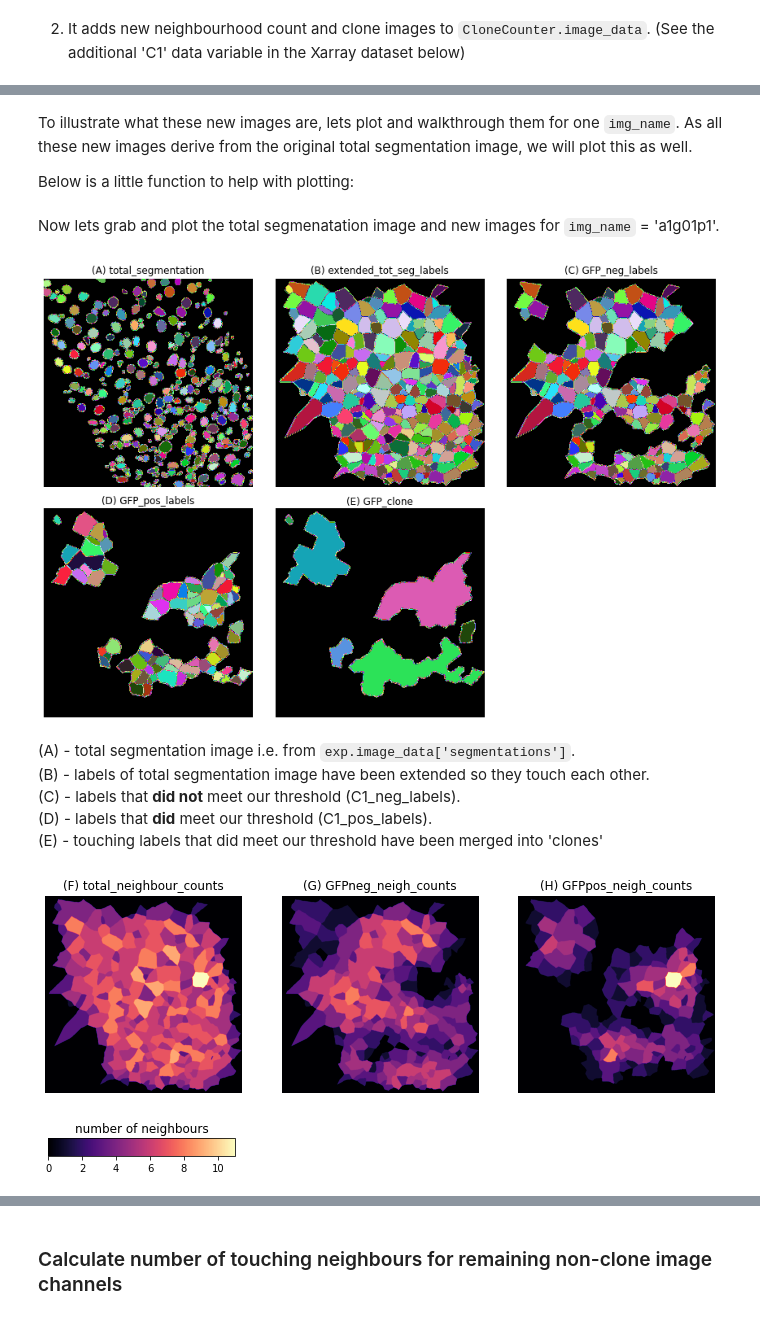
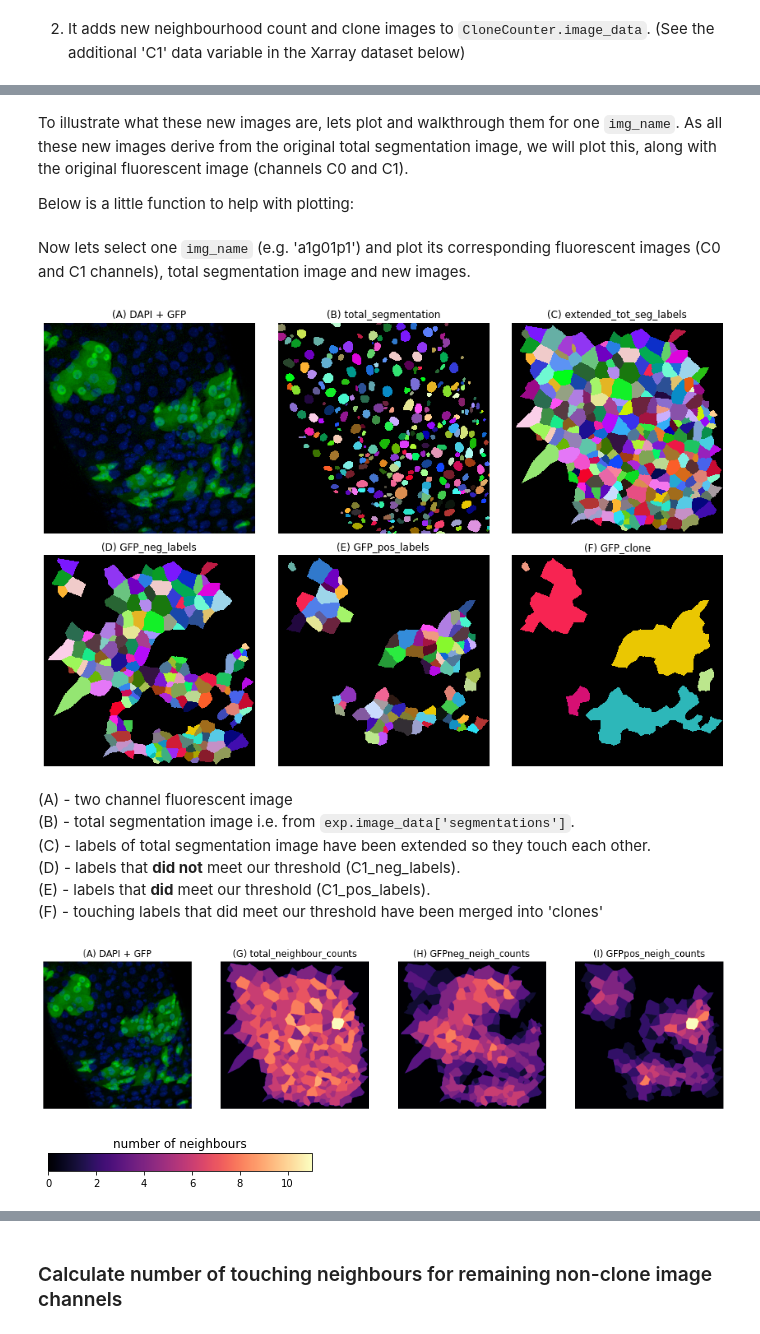
Before and after one commit to morriso1/clonedetective, a Jupyter notebook: 03_Tutorial_Walkthrough.ipynb, the cells around one changed output, grey strips where cells are left out. Saved outputs shown, nothing was run; the diff lists cells and outputs as text; code cells hidden in the pictures.

Commit message:
updated 03 tutorial to include plots of RGB image

```diff
--- a/03_Tutorial_Walkthrough.ipynb
+++ b/03_Tutorial_Walkthrough.ipynb
@@ -350,30 +347,26 @@ int_img_ch == "C1" & seg_ch == "C0" & eccentricity > 0.3 & mean_intensity > 1000
 | Array Chunk Bytes 586.91 MiB 8.76... |  |
 Attributes: (0)
 # %% [markdown]
-To illustrate what these new images are, lets plot and walkthrough them for one `img_name`. As all these new images derive from the original total segmentation image, we will plot this as well.
+To illustrate what these new images are, lets plot and walkthrough them for one `img_name`. As all these new images derive from the original total segmentation image, we will plot this, along with the original fluorescent image (channels C0 and C1).
 
 Below is a little function to help with plotting:
 # %%
 def plot_new_images(
     images, label_letter, label_text, figure_shape, colorbar=False, **kwargs,
 ):
-    from itertools import zip_longest
-
     fig, ax = plt.subplots(
         nrows=figure_shape[0],
         ncols=figure_shape[1],
         figsize=(figure_shape[1] * 4, figure_shape[0] * 4),
     )
 
-    for (img, ax, letter, text) in zip_longest(
+    for (img, ax, letter, text) in zip(
         images, ax.flatten(), label_letter, label_text
     ):
-        if img is not None:
-            im = ax.imshow(img, **kwargs)
-            ax.set_title(f"({letter}) {text}")
-            ax.axis("off")
-        else:
-            ax.set_axis_off()
+        im = ax.imshow(img, **kwargs)
+        ax.set_title(f"({letter}) {text}")
+        ax.axis("off")
+
     if colorbar:
         fig2, cax = plt.subplots(figsize=(figure_shape[1], 1))
         plt.colorbar(im, cax=cax, orientation="horizontal")
@@ -382,20 +375,27 @@ def plot_new_images(
 
     plt.tight_layout()
 # %% [markdown]
-Now lets grab and plot the total segmenatation image and new images for `img_name` = 'a1g01p1'.
+Now lets select one `img_name` (e.g. 'a1g01p1') and plot its corresponding fluorescent images (C0 and C1 channels), total segmentation image and new images.
 # %%
 import numpy as np
+from skimage import color
 
 # grab one img_name from dataset
 img = exp.image_data.sel(img_name="a1g01p1")
 
-# concentenate both the total segmentation and the new images for easy plotting
+# create RGB for fluorescent image channels C0 and C1
+im = img["images"].data[:2][::-1].compute()
+im = np.concatenate([np.zeros_like(im[0][None,]), im])
+im = color.convert_colorspace(np.moveaxis(im, 0, 2), "XYZ", "RGB")
+
+# create a list of RGB fluorescent, total segmentation and the new images for easy plotting
 img_to_plot = np.concatenate(
     [img["segmentations"].data.compute(), img["GFP"].data.compute()]
 )
+img_to_plot = [im] + [img for img in img_to_plot]
 
 # create text labels for our plot
-text_labels = ["total_segmentation"] + img["GFP"].coords[
+text_labels = ["DAPI + GFP", "total_segmentation"] + img["GFP"].coords[
     "GFP_neighbours"
 ].values.tolist()
 # %%
@@ -408,26 +408,32 @@ new_map = matplotlib.colors.LinearSegmentedColormap.from_list("new_map", colors)
 # %%
 plot_new_images(
-    img_to_plot[:5], "ABCDE", text_labels[:5], figure_shape=(2, 3), cmap=new_map
+    img_to_plot[:6],
+    "ABCDEF",
+    text_labels[:6],
+    figure_shape=(2, 3),
+    cmap=new_map,
+    interpolation="none",
 )
 # %% [output]
-[figure, old version]
+[figure, new version]
 # %% [markdown]
-(A) - total segmentation image i.e. from `exp.image_data['segmentations']`.
-(B) - labels of total segmentation image have been extended so they touch each other.
-(C) - labels that **did not** meet our threshold  (C1_neg_labels).
-(D) - labels that **did** meet our threshold  (C1_pos_labels).
-(E) - touching labels that did meet our threshold have been merged into 'clones'
+(A) - two channel fluorescent image
+(B) - total segmentation image i.e. from `exp.image_data['segmentations']`.
+(C) - labels of total segmentation image have been extended so they touch each other.
+(D) - labels that **did not** meet our threshold  (C1_neg_labels).
+(E) - labels that **did** meet our threshold  (C1_pos_labels).
+(F) - touching labels that did meet our threshold have been merged into 'clones'
 # %%
 plot_new_images(
-    img_to_plot[5:],
-    "FGH",
-    text_labels[5:],
-    (1, 3),
-    vmax=np.unique(img_to_plot[5]).shape[0],
+    [img_to_plot[0]] + img_to_plot[6:],
+    "AGHI",
+    [text_labels[0]] + text_labels[6:],
+    (1, 4),
+    vmax=np.unique(img_to_plot[6]).shape[0],
     colorbar=True,
     cmap="magma",
 )
 # %% [output]
-[figure, old version]
+[figure, new version]
-[figure, old version]
+[figure, new version]
 # %% [markdown]
```
Also changed, not shown: parts of 6 cells of this notebook, 5 other files.
